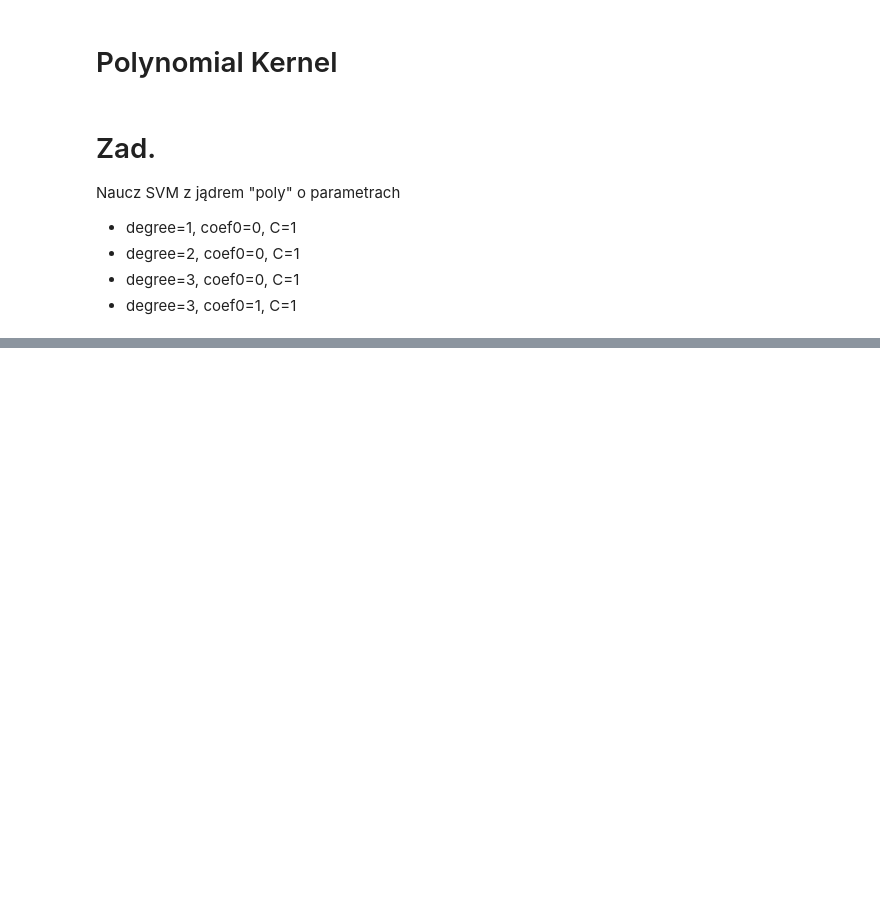
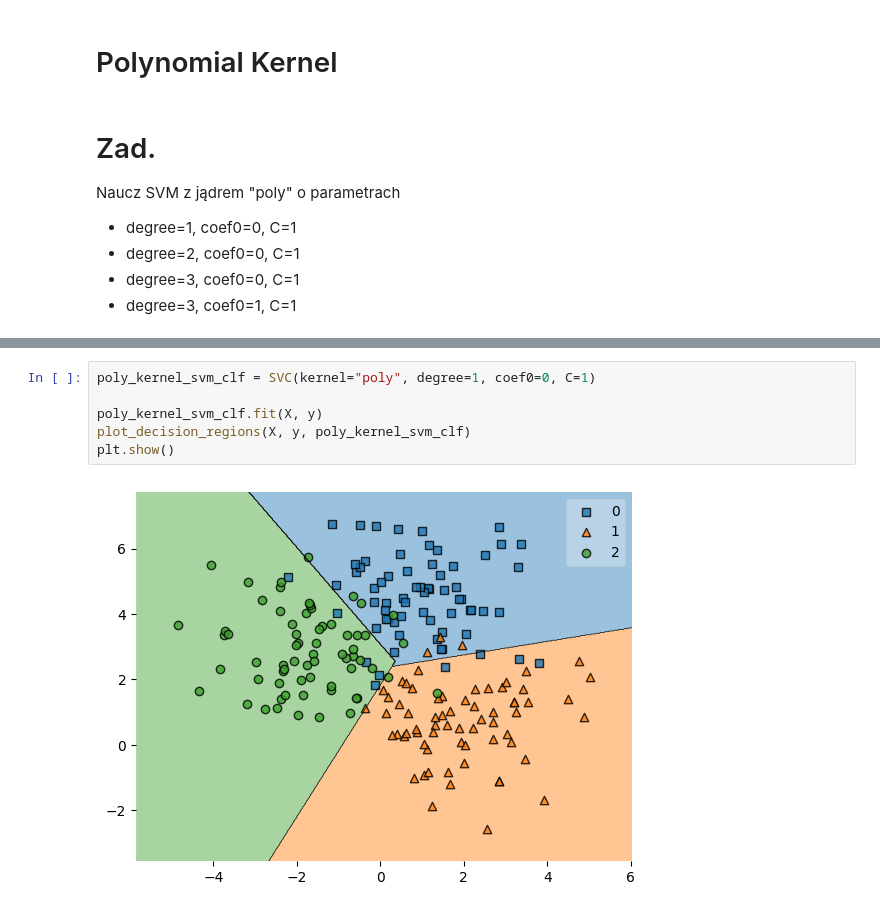
Before and after one commit to mladbago/podstawy_sztucznej_inteligencji, a Jupyter notebook: Z08_J_polinomina_SVM.ipynb, the cells around one changed output, grey strips where cells are left out. Saved outputs shown, nothing was run; the diff lists cells and outputs as text; blank space fills up the shorter version.

```diff
--- a/Z08_J_polinomina_SVM.ipynb
+++ b/Z08_J_polinomina_SVM.ipynb
@@ -61,0 +86,8 @@ plt.show()
+# %%
+poly_kernel_svm_clf = SVC(kernel="poly", degree=1, coef0=0, C=1)
+
+poly_kernel_svm_clf.fit(X, y)
+plot_decision_regions(X, y, poly_kernel_svm_clf)
+plt.show()
+# %% [output]
+[figure, added]
```
Also changed, not shown: parts of 13 cells of this notebook.
